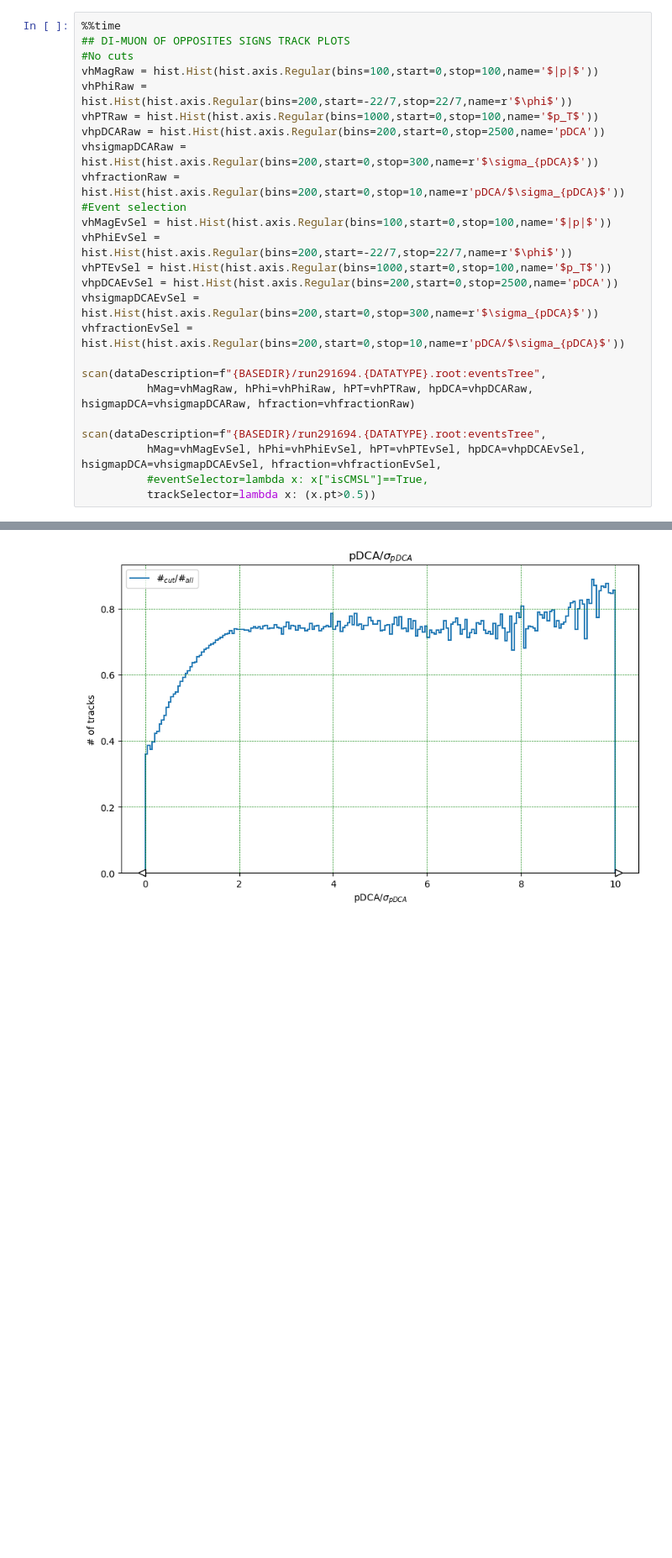
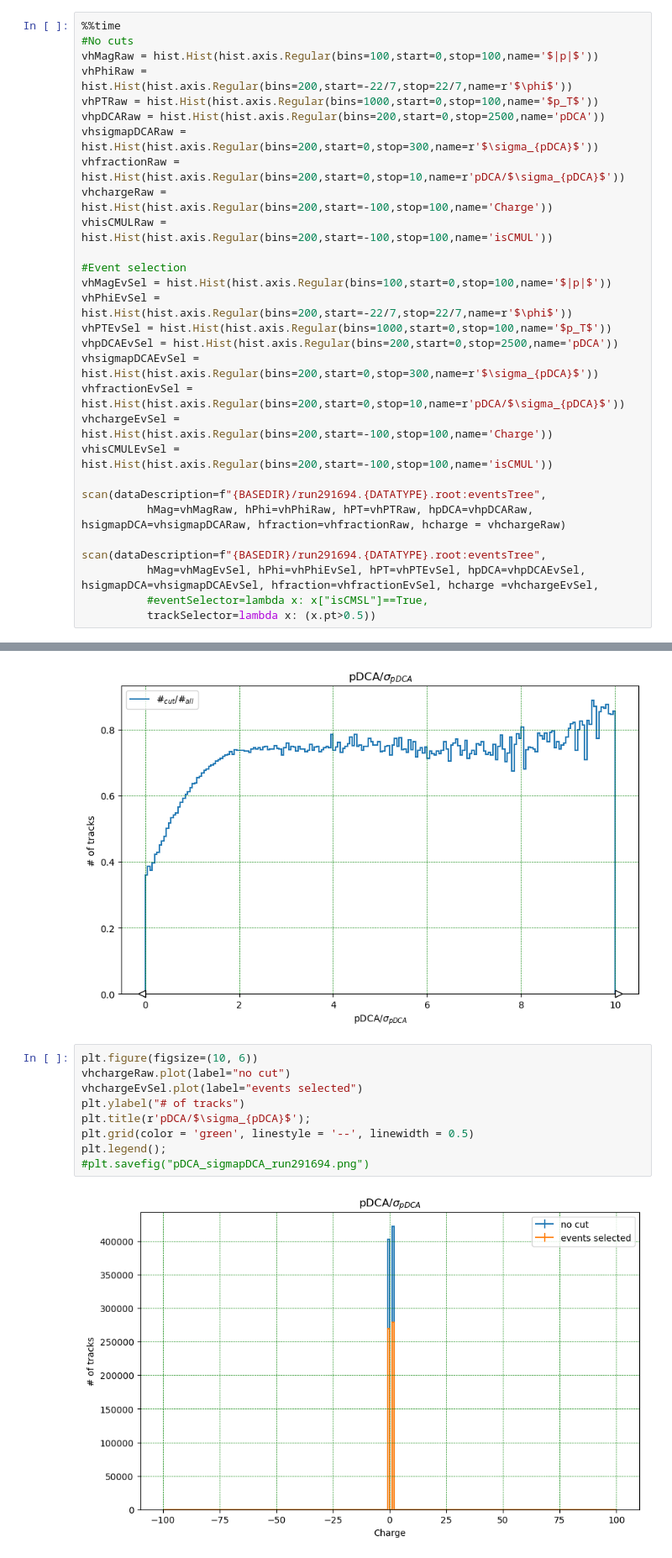
Before and after one commit to 00Goldy/qqbar2mumu-2025, a Jupyter notebook: notebooks/Data_Checks.ipynb, the cells around one changed output, grey strips where cells are left out. Shown at 84% size. Drawn from its saved outputs; the diff is of its cells as text; blank space fills up the shorter version.

```diff
--- a/notebooks/Data_Checks.ipynb
+++ b/notebooks/Data_Checks.ipynb
@@ -103,7 +106,6 @@ def scan(dataDescription,
 ## Testing track selector
 # %%
 %%time
-## DI-MUON OF OPPOSITES SIGNS TRACK PLOTS
 #No cuts
 vhMagRaw = hist.Hist(hist.axis.Regular(bins=100,start=0,stop=100,name='$|p|$'))
 vhPhiRaw = hist.Hist(hist.axis.Regular(bins=200,start=-22/7,stop=22/7,name=r'$\phi$'))
@@ -111,6 +113,9 @@ vhPTRaw = hist.Hist(hist.axis.Regular(bins=1000,start=0,stop=100,name='$p_T$'))
 vhpDCARaw = hist.Hist(hist.axis.Regular(bins=200,start=0,stop=2500,name='pDCA'))
 vhsigmapDCARaw = hist.Hist(hist.axis.Regular(bins=200,start=0,stop=300,name=r'$\sigma_{pDCA}$'))
 vhfractionRaw = hist.Hist(hist.axis.Regular(bins=200,start=0,stop=10,name=r'pDCA/$\sigma_{pDCA}$'))
+vhchargeRaw = hist.Hist(hist.axis.Regular(bins=200,start=-100,stop=100,name='Charge'))
+vhisCMULRaw = hist.Hist(hist.axis.Regular(bins=200,start=-100,stop=100,name='isCMUL'))
+
 #Event selection
 vhMagEvSel = hist.Hist(hist.axis.Regular(bins=100,start=0,stop=100,name='$|p|$'))
 vhPhiEvSel = hist.Hist(hist.axis.Regular(bins=200,start=-22/7,stop=22/7,name=r'$\phi$'))
@@ -118,12 +123,14 @@ vhPTEvSel = hist.Hist(hist.axis.Regular(bins=1000,start=0,stop=100,name='$p_T$')
 vhpDCAEvSel = hist.Hist(hist.axis.Regular(bins=200,start=0,stop=2500,name='pDCA'))
 vhsigmapDCAEvSel = hist.Hist(hist.axis.Regular(bins=200,start=0,stop=300,name=r'$\sigma_{pDCA}$'))
 vhfractionEvSel = hist.Hist(hist.axis.Regular(bins=200,start=0,stop=10,name=r'pDCA/$\sigma_{pDCA}$'))
+vhchargeEvSel = hist.Hist(hist.axis.Regular(bins=200,start=-100,stop=100,name='Charge'))
+vhisCMULEvSel = hist.Hist(hist.axis.Regular(bins=200,start=-100,stop=100,name='isCMUL'))
 
 scan(dataDescription=f"{BASEDIR}/run291694.{DATATYPE}.root:eventsTree",
-          hMag=vhMagRaw, hPhi=vhPhiRaw, hPT=vhPTRaw, hpDCA=vhpDCARaw, hsigmapDCA=vhsigmapDCARaw, hfraction=vhfractionRaw)
+          hMag=vhMagRaw, hPhi=vhPhiRaw, hPT=vhPTRaw, hpDCA=vhpDCARaw, hsigmapDCA=vhsigmapDCARaw, hfraction=vhfractionRaw, hcharge = vhchargeRaw)
 
 scan(dataDescription=f"{BASEDIR}/run291694.{DATATYPE}.root:eventsTree",
-          hMag=vhMagEvSel, hPhi=vhPhiEvSel, hPT=vhPTEvSel, hpDCA=vhpDCAEvSel, hsigmapDCA=vhsigmapDCAEvSel, hfraction=vhfractionEvSel,
+          hMag=vhMagEvSel, hPhi=vhPhiEvSel, hPT=vhPTEvSel, hpDCA=vhpDCAEvSel, hsigmapDCA=vhsigmapDCAEvSel, hfraction=vhfractionEvSel, hcharge =vhchargeEvSel,
           #eventSelector=lambda x: x["isCMSL"]==True,
           trackSelector=lambda x: (x.pt>0.5))
 # %% [output]
@@ -181,3 +187,14 @@ plt.legend();
 #plt.savefig("pDCA_sigmapDCA_run291694.png")
 # %% [output]
 [figure]
+# %%
+plt.figure(figsize=(10, 6))
+vhchargeRaw.plot(label="no cut")
+vhchargeEvSel.plot(label="events selected")
+plt.ylabel("# of tracks")
+plt.title(r'pDCA/$\sigma_{pDCA}$');
+plt.grid(color = 'green', linestyle = '--', linewidth = 0.5)
+plt.legend();
+#plt.savefig("pDCA_sigmapDCA_run291694.png")
+# %% [output]
+[figure, added]
```
Also changed, not shown: parts of 5 cells of this notebook, 2 other files.
